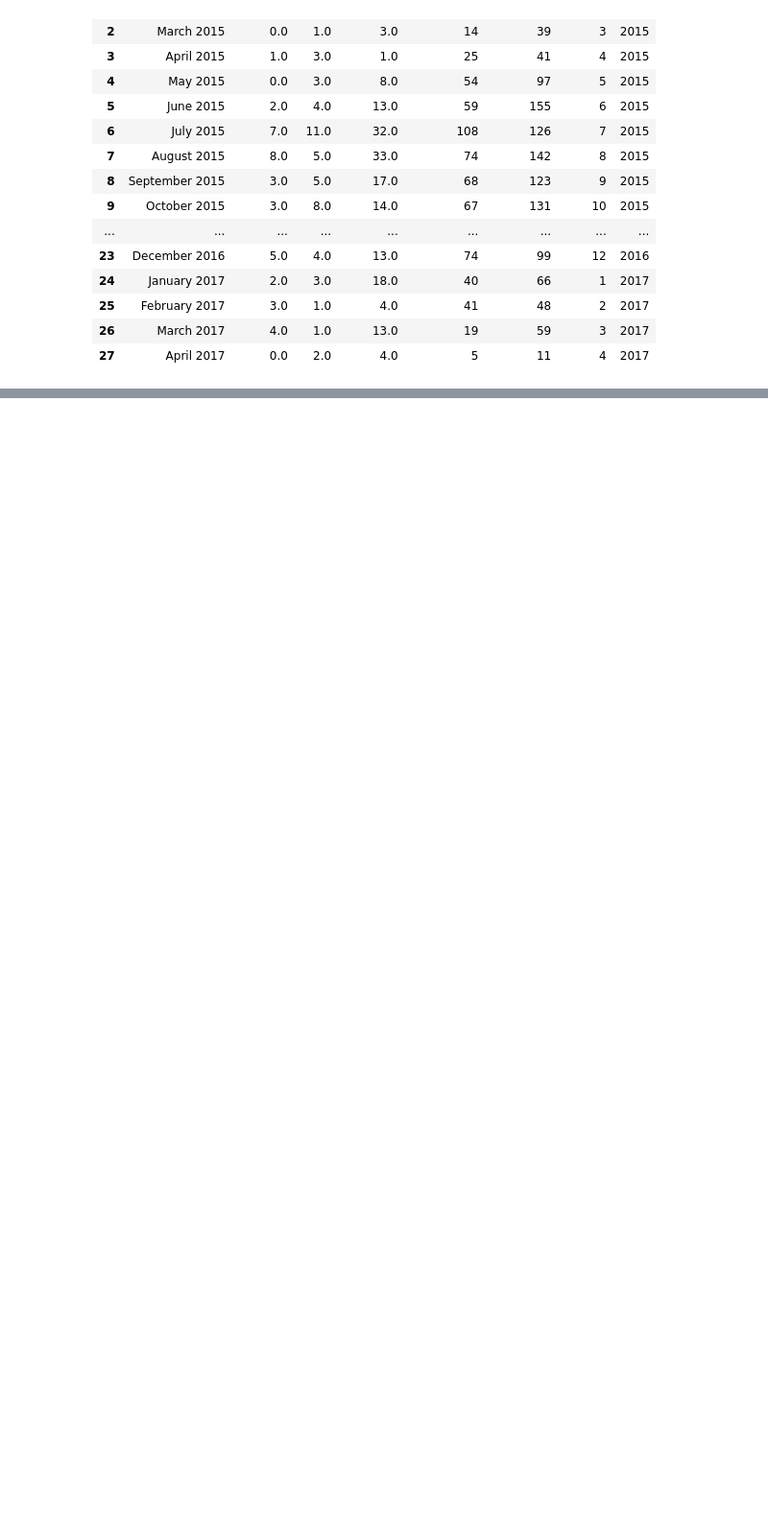
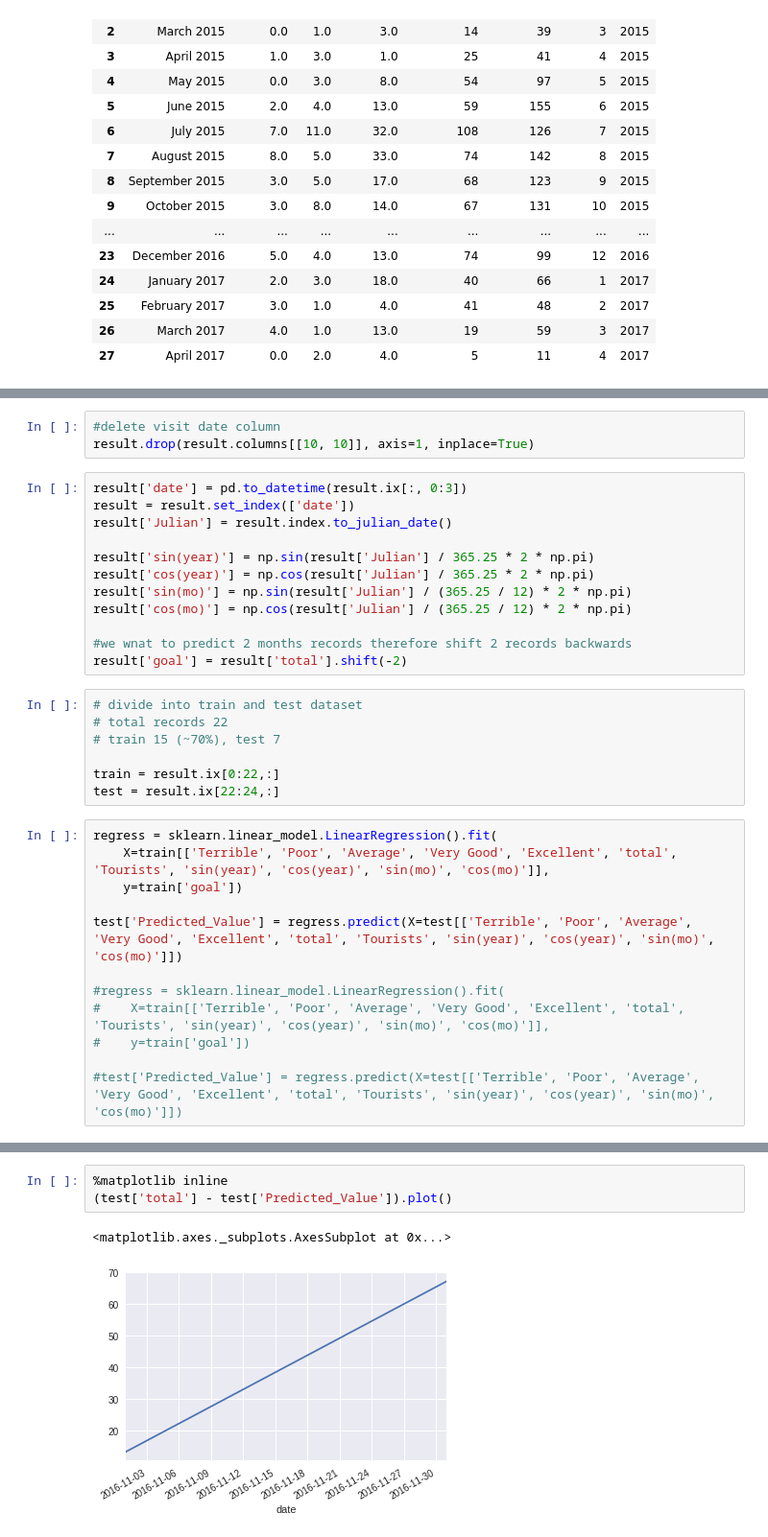
Before and after one commit to tejascphadnis/Tejas-Capstone-Project-Final, a Jupyter notebook: TADataCleanup.ipynb, the cells around one changed output, grey strips where cells are left out. Shown at 96% size. Cells and saved outputs as stored; diff of their text form; blank space fills up the shorter version.

```diff
--- a/TADataCleanup.ipynb
+++ b/TADataCleanup.ipynb
@@ -334,0 +387,34 @@ show(row(area1, area2))
+# %%
+#delete visit date column
+result.drop(result.columns[[10, 10]], axis=1, inplace=True)
+# %%
+result['date'] = pd.to_datetime(result.ix[:, 0:3])
+result = result.set_index(['date'])
+result['Julian'] = result.index.to_julian_date()
+
+result['sin(year)'] = np.sin(result['Julian'] / 365.25 * 2 * np.pi)
+result['cos(year)'] = np.cos(result['Julian'] / 365.25 * 2 * np.pi)
+result['sin(mo)'] = np.sin(result['Julian'] / (365.25 / 12) * 2 * np.pi)
+result['cos(mo)'] = np.cos(result['Julian'] / (365.25 / 12) * 2 * np.pi)
+
+#we wnat to predict 2 months records therefore shift 2 records backwards
+result['goal'] = result['total'].shift(-2)
+# %%
+# divide into train and test dataset
+# total records 22
+# train 15 (~70%), test 7
+
+train = result.ix[0:22,:]
+test = result.ix[22:24,:]
+# %%
+regress = sklearn.linear_model.LinearRegression().fit(
+    X=train[['Terrible', 'Poor', 'Average', 'Very Good', 'Excellent', 'total', 'Tourists', 'sin(year)', 'cos(year)', 'sin(mo)', 'cos(mo)']],
+    y=train['goal'])
+
+test['Predicted_Value'] = regress.predict(X=test[['Terrible', 'Poor', 'Average', 'Very Good', 'Excellent', 'total', 'Tourists', 'sin(year)', 'cos(year)', 'sin(mo)', 'cos(mo)']])
+
+#regress = sklearn.linear_model.LinearRegression().fit(
+#    X=train[['Terrible', 'Poor', 'Average', 'Very Good', 'Excellent', 'total', 'Tourists', 'sin(year)', 'cos(year)', 'sin(mo)', 'cos(mo)']],
+#    y=train['goal'])
+
+#test['Predicted_Value'] = regress.predict(X=test[['Terrible', 'Poor', 'Average', 'Very Good', 'Excellent', 'total', 'Tourists', 'sin(year)', 'cos(year)', 'sin(mo)', 'cos(mo)']])
@@ -334,0 +426,6 @@ show(row(area1, area2))
+# %%
+%matplotlib inline
+(test['total'] - test['Predicted_Value']).plot()
+# %% [output]
+<matplotlib.axes._subplots.AxesSubplot at 0x...>
+[figure, added]
```
Also changed, not shown: parts of 17 cells of this notebook, 4 other files.
